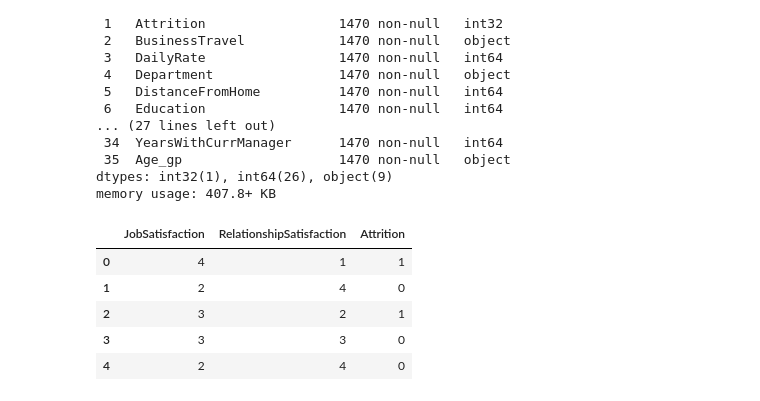
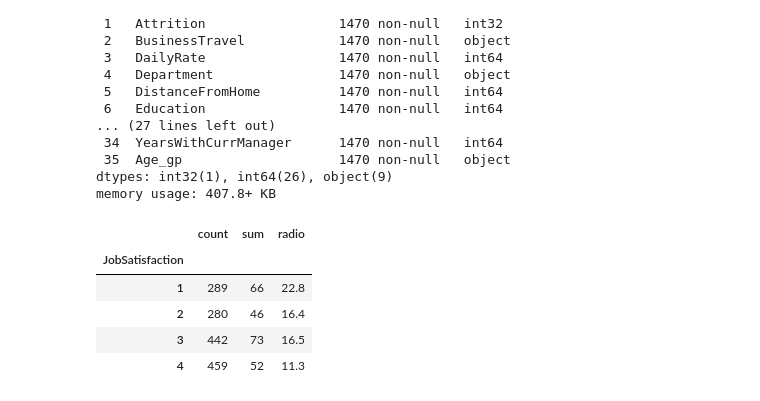
Before and after one commit to Git-Jeong/Machine_Learning, a Jupyter notebook: study/ex_06_선형분류_(직원_이직_예측).ipynb, the cells around one changed output. Cells and saved outputs as stored; diff of their text form; code cells hidden in the pictures.

```diff
--- a/study/ex_06_선형분류_(직원_이직_예측).ipynb
+++ b/study/ex_06_선형분류_(직원_이직_예측).ipynb
@@ -217,12 +209,16 @@ memory usage: 407.8+ KB
 # %%
 # 1. 인간관계 업무 만족도, 이직간의 상관 관계를 파악
 # JobSatisfaction : 업무 만족도
 # RelationshipSatisfaction : 인관관계 만족도
-data[['JobSatisfaction', 'RelationshipSatisfaction', 'Attrition']].head()
+data[['JobSatisfaction', 'Attrition']].head()
+
+df_gp = data.groupby('JobSatisfaction')['Attrition'].agg(['count', 'sum'])
+df_gp['radio'] = round((df_gp['sum'] / df_gp['count']) * 100, 1)
+df_gp
 # %% [output]
-|  | JobSatisfaction | RelationshipSatisfaction | Attrition |
-| 0 | 4 | 1 | 1 |
-| 1 | 2 | 4 | 0 |
-| 2 | 3 | 2 | 1 |
-| 3 | 3 | 3 | 0 |
-| 4 | 2 | 4 | 0 |
+|  | count | sum | radio |
+| JobSatisfaction |  |  |  |
+| 1 | 289 | 66 | 22.8 |
+| 2 | 280 | 46 | 16.4 |
+| 3 | 442 | 73 | 16.5 |
+| 4 | 459 | 52 | 11.3 |
```
Also changed, not shown: parts of 18 cells of this notebook.
